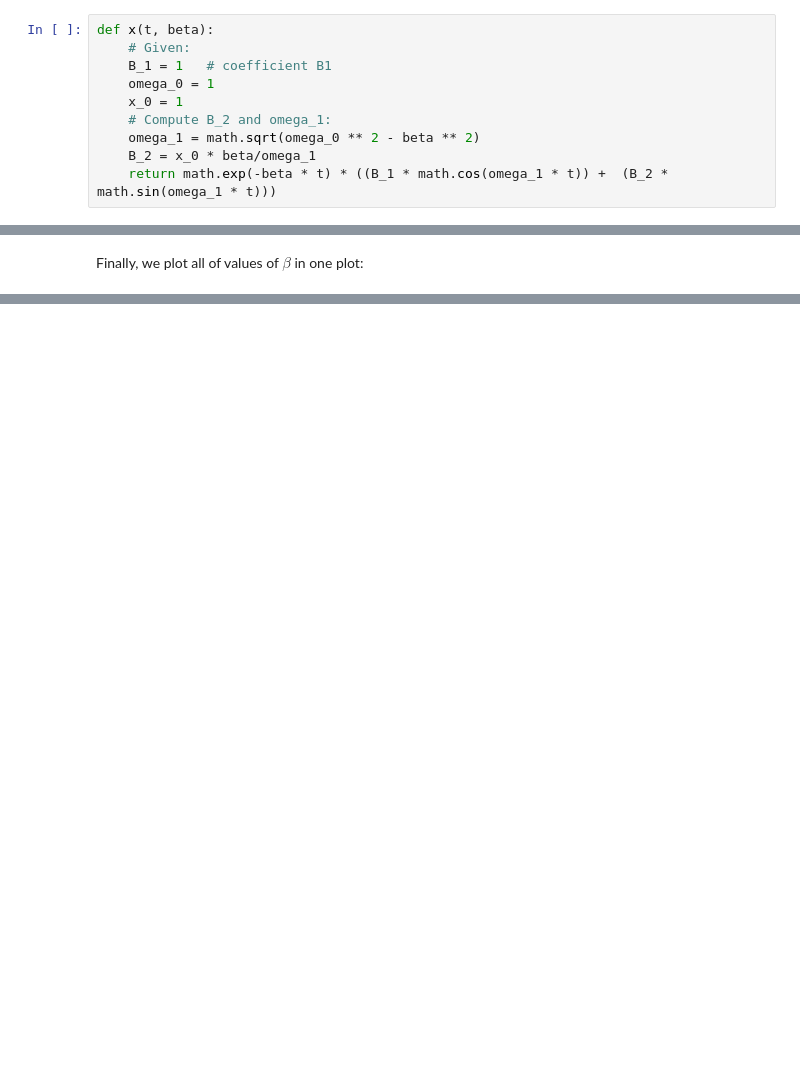
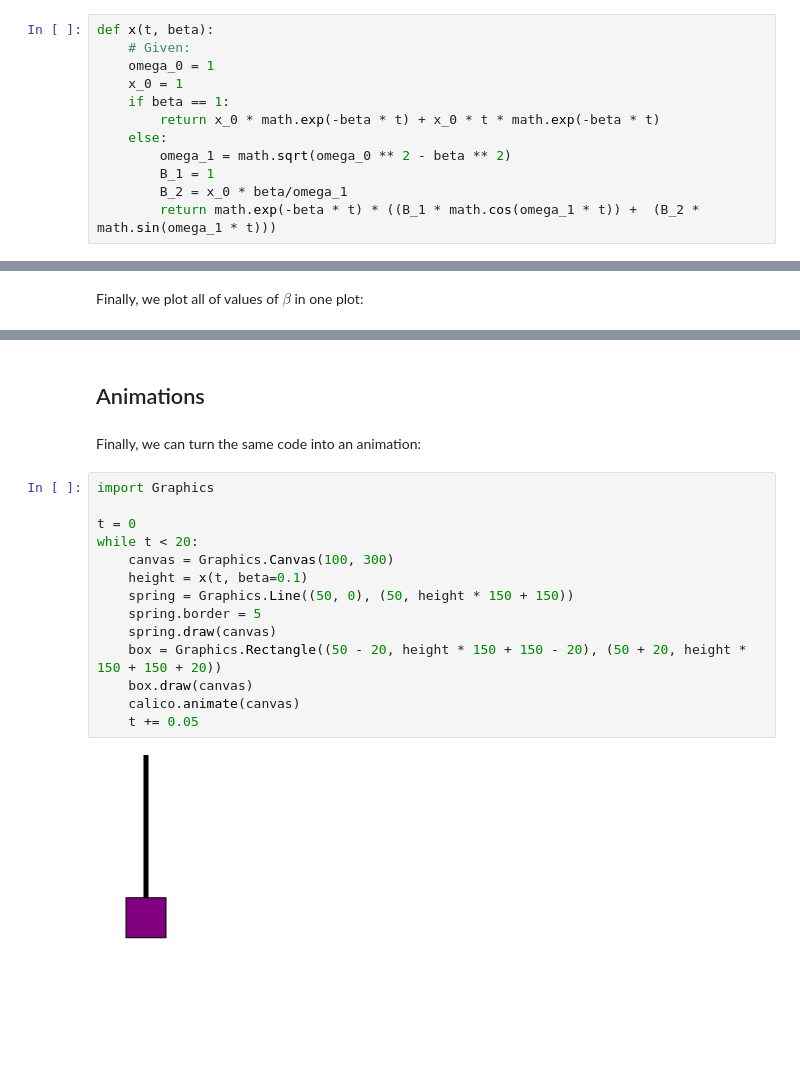
Before and after one commit to jarulsamy/calicolrc, a Jupyter notebook: notebooks/Physics/Taylor 5.32.ipynb, the cells around one changed output, grey strips where cells are left out. Saved outputs shown, nothing was run; the diff lists cells and outputs as text; blank space fills up the shorter version.

```diff
--- a/notebooks/Physics/Taylor 5.32.ipynb
+++ b/notebooks/Physics/Taylor 5.32.ipynb
@@ -34,13 +73,15 @@ Here, we focus on part (c). We are given $x_0$ and $\omega_0$. We set $B_1$ to 1
 # %%
 def x(t, beta):
     # Given:
-    B_1 = 1   # coefficient B1
     omega_0 = 1
     x_0 = 1
-    # Compute B_2 and omega_1:
-    omega_1 = math.sqrt(omega_0 ** 2 - beta ** 2)
-    B_2 = x_0 * beta/omega_1
-    return math.exp(-beta * t) * ((B_1 * math.cos(omega_1 * t)) +  (B_2 * math.sin(omega_1 * t)))
+    if beta == 1:
+        return x_0 * math.exp(-beta * t) + x_0 * t * math.exp(-beta * t)
+    else:
+        omega_1 = math.sqrt(omega_0 ** 2 - beta ** 2)
+        B_1 = 1
+        B_2 = x_0 * beta/omega_1
+        return math.exp(-beta * t) * ((B_1 * math.cos(omega_1 * t)) +  (B_2 * math.sin(omega_1 * t)))
 # %% [markdown]
 Python doesn't have a floating-point range function (due to issues in rounding), so we code our own that will work for this problem:
 # %%
@@ -73,0 +139,20 @@ calico.GoogleChart("LineChart", lines)
+# %% [markdown]
+## Animations
+# %% [markdown]
+Finally, we can turn the same code into an animation:
+# %%
+import Graphics
+
+t = 0
+while t < 20:
+    canvas = Graphics.Canvas(100, 300)
+    height = x(t, beta=0.1)
+    spring = Graphics.Line((50, 0), (50, height * 150 + 150))
+    spring.border = 5
+    spring.draw(canvas)
+    box = Graphics.Rectangle((50 - 20, height * 150 + 150 - 20), (50 + 20, height * 150 + 150 + 20))
+    box.draw(canvas)
+    calico.animate(canvas)
+    t += 0.05
+# %% [output]
+[figure, added]
```
Also changed, not shown: parts of 17 cells of this notebook.
